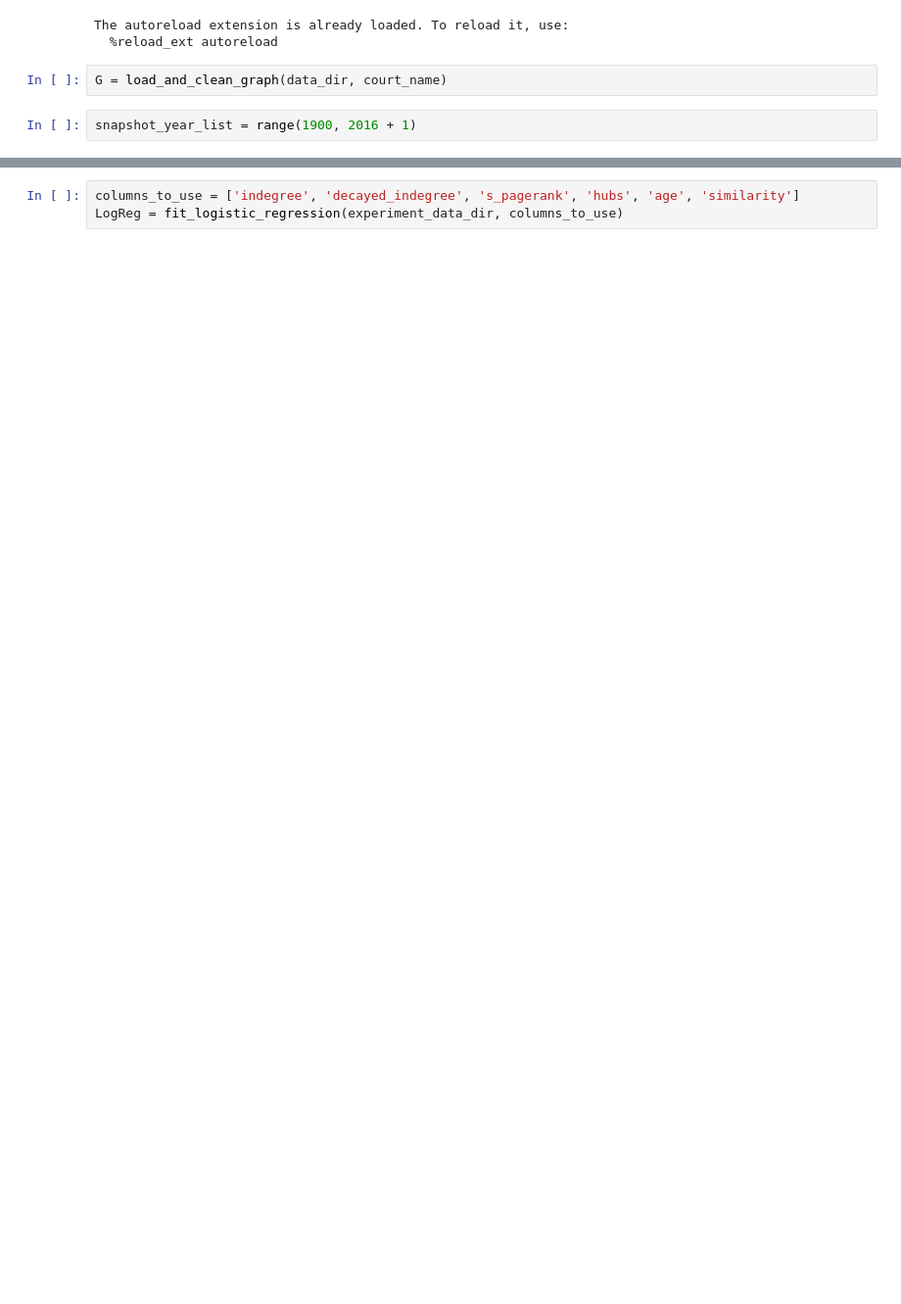
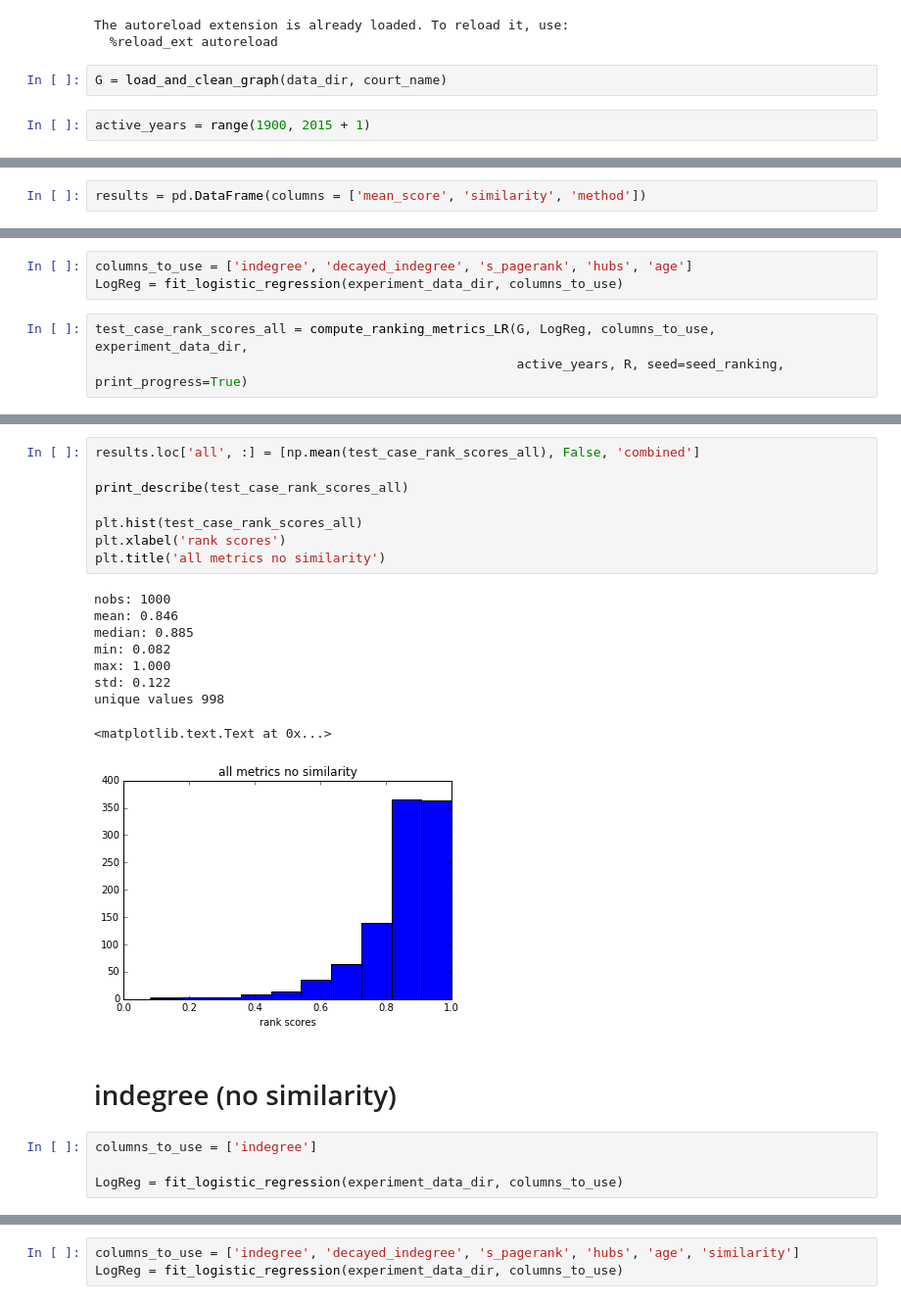
Before and after one commit to idc9/law-net, a Jupyter notebook: explore/vertex_metrics_experiment/compare_individual_metrics.ipynb, the cells around one changed output, grey strips where cells are left out. Shown at 98% size. Drawn from its saved outputs; the diff is of its cells as text; blank space fills up the shorter version.

Commit message:
experiment pipeline working

```diff
--- a/explore/vertex_metrics_experiment/compare_individual_metrics.ipynb
+++ b/explore/vertex_metrics_experiment/compare_individual_metrics.ipynb
@@ -41,4 +60,4 @@ The autoreload extension is already loaded. To reload it, use:
 # %%
 G = load_and_clean_graph(data_dir, court_name)
 # %%
-snapshot_year_list = range(1900, 2016 + 1)
+active_years = range(1900, 2015 + 1)
@@ -45 +68,3 @@ snapshot_year_list = range(1900, 2016 + 1)
+# %%
+results = pd.DataFrame(columns = ['mean_score', 'similarity', 'method'])
 # %% [markdown]
@@ -46,0 +72,6 @@ snapshot_year_list = range(1900, 2016 + 1)
+# %%
+columns_to_use = ['indegree', 'decayed_indegree', 's_pagerank', 'hubs', 'age']
+LogReg = fit_logistic_regression(experiment_data_dir, columns_to_use)
+# %%
+test_case_rank_scores_all = compute_ranking_metrics_LR(G, LogReg, columns_to_use, experiment_data_dir,
+                                                       active_years, R, seed=seed_ranking, print_progress=True)
@@ -46,0 +89,24 @@ snapshot_year_list = range(1900, 2016 + 1)
+# %%
+results.loc['all', :] = [np.mean(test_case_rank_scores_all), False, 'combined']
+
+print_describe(test_case_rank_scores_all)
+
+plt.hist(test_case_rank_scores_all)
+plt.xlabel('rank scores')
+plt.title('all metrics no similarity')
+# %% [output]
+nobs: 1000
+mean: 0.846
+median: 0.885
+min: 0.082
+max: 1.000
+std: 0.122
+unique values 998
+<matplotlib.text.Text at 0x...>
+[figure, added]
+# %% [markdown]
+# indegree (no similarity)
+# %%
+columns_to_use = ['indegree']
+
+LogReg = fit_logistic_regression(experiment_data_dir, columns_to_use)
```
Also changed, not shown: parts of 46 cells of this notebook, 8 other files.
